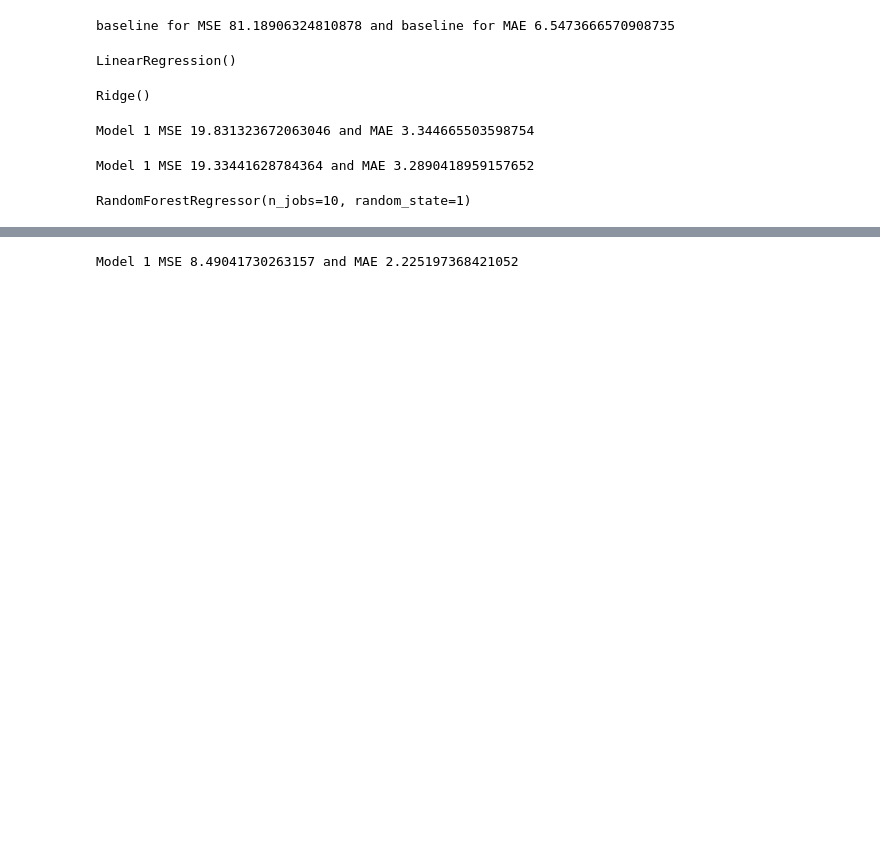
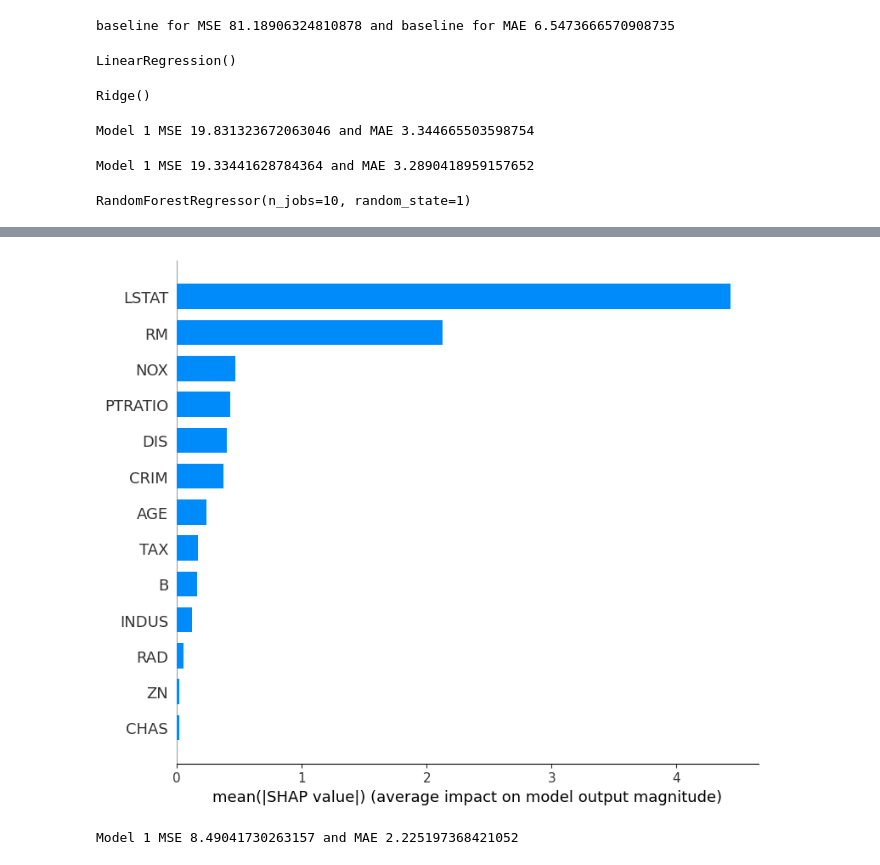
Before and after one commit to Dannysesi/Data_Science-learning, a Jupyter notebook: final year project/projectDA.ipynb, the cells around one changed output, grey strips where cells are left out. Cells and saved outputs as stored; diff of their text form; code cells hidden in the pictures; blank space fills up the shorter version.

```diff
--- a/final year project/projectDA.ipynb
+++ b/final year project/projectDA.ipynb
@@ -133,3 +198,7 @@ Model 1 MSE 8.49041730263157 and MAE 2.225197368421052
+# %%
+shap.summary_plot(shap_values, X, plot_type="bar")
+# %% [output]
+[figure, added]
 # %%
 # pickle start
 import pickle
```
Also changed, not shown: parts of 11 cells of this notebook, 1 other file.
